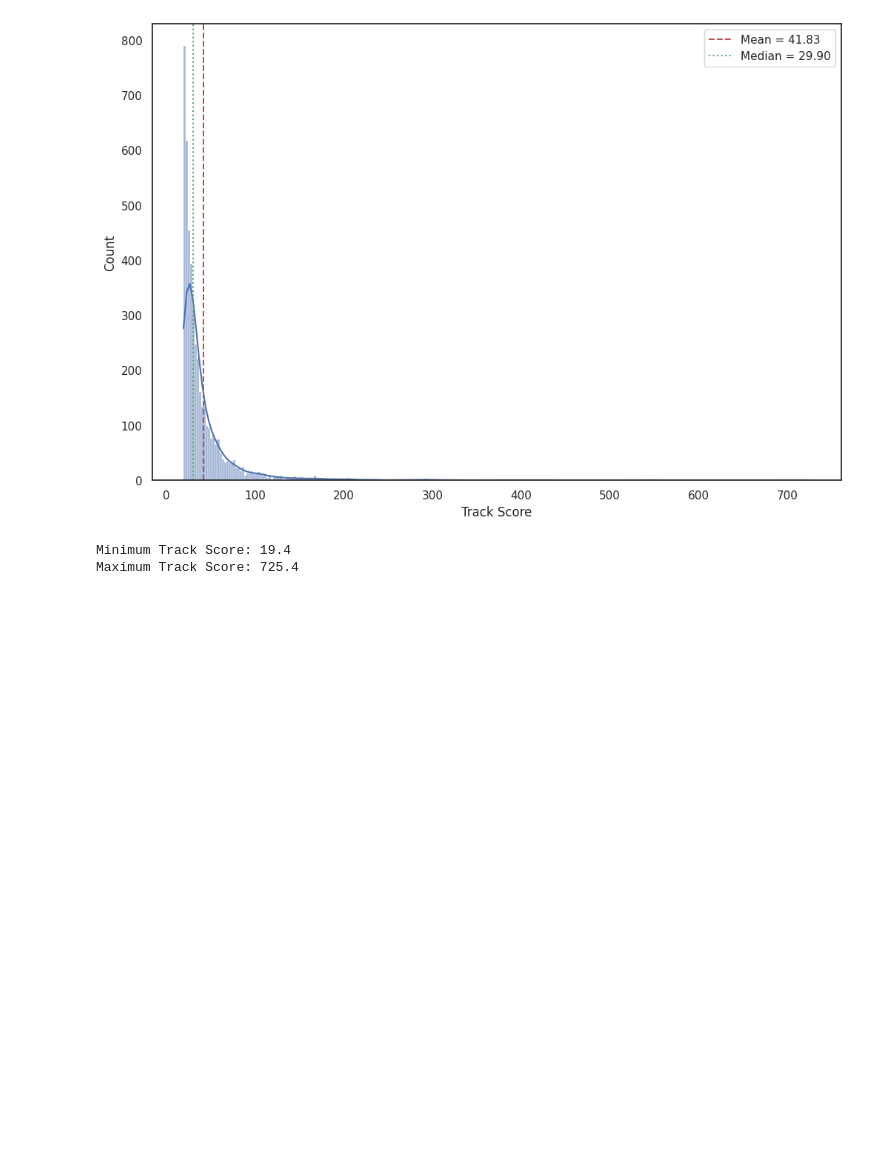
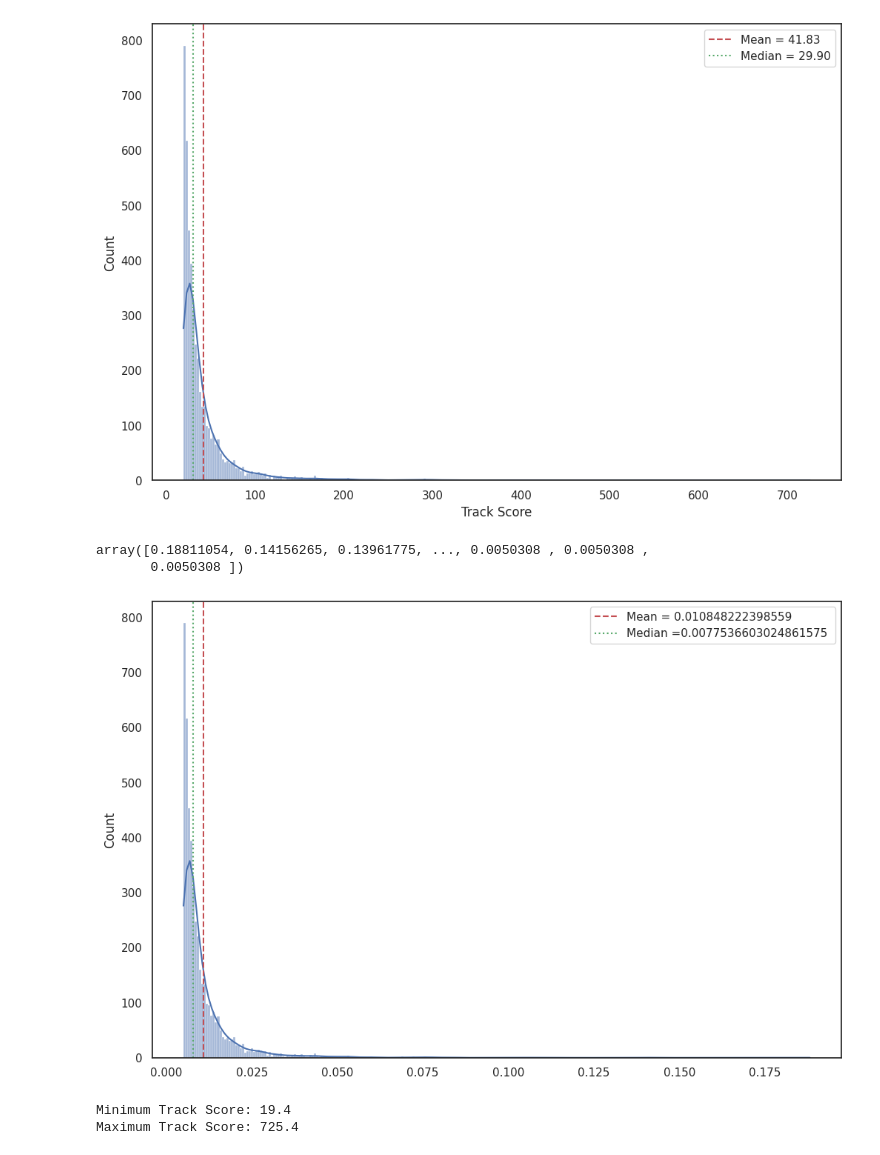
Before and after one commit to sauravkokane/Data-Science-Training, a Jupyter notebook: Normalization_and_Standardization.ipynb, the cells around one changed output. Saved outputs shown, nothing was run; the diff lists cells and outputs as text; code cells hidden in the pictures; blank space fills up the shorter version.

```diff
--- a/Normalization_and_Standardization.ipynb
+++ b/Normalization_and_Standardization.ipynb
@@ -151,6 +151,23 @@ plt.legend()
 plt.show()
 # %% [output]
 [figure]
+# %%
+from sklearn import preprocessing
+
+normalized_TS = preprocessing.normalize([most_streamed_songs["Track Score"]])
+normalized_TS = normalized_TS.reshape(-1)
+normalized_TS
+# %% [output]
+array([0.18811054, 0.14156265, 0.13961775, ..., 0.0050308 , 0.0050308 ,
+       0.0050308 ])
+# %%
+sns.histplot(x=normalized_TS, kde=True)
+plt.axvline(normalized_TS.mean(), color='r', linestyle='dashed', label=f"Mean = {normalized_TS.mean()}")
+plt.axvline(np.median(normalized_TS), color='g', linestyle='dotted', label=f"Median ={np.median(normalized_TS)} ")
+plt.legend()
+plt.show()
+# %% [output]
+[figure, added]
 # %%
 minTrack_Score = most_streamed_songs["Track Score"].min()
 maxTrack_Score = most_streamed_songs["Track Score"].max()
```
Also changed, not shown: parts of 6 cells of this notebook.
